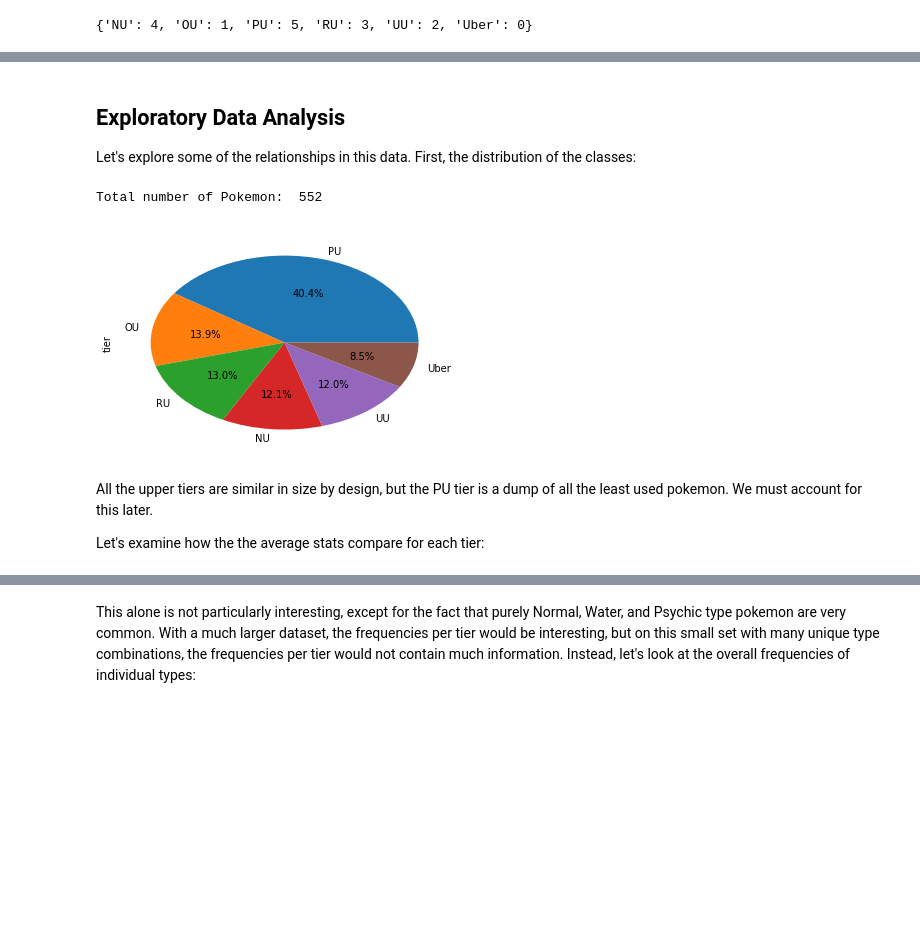
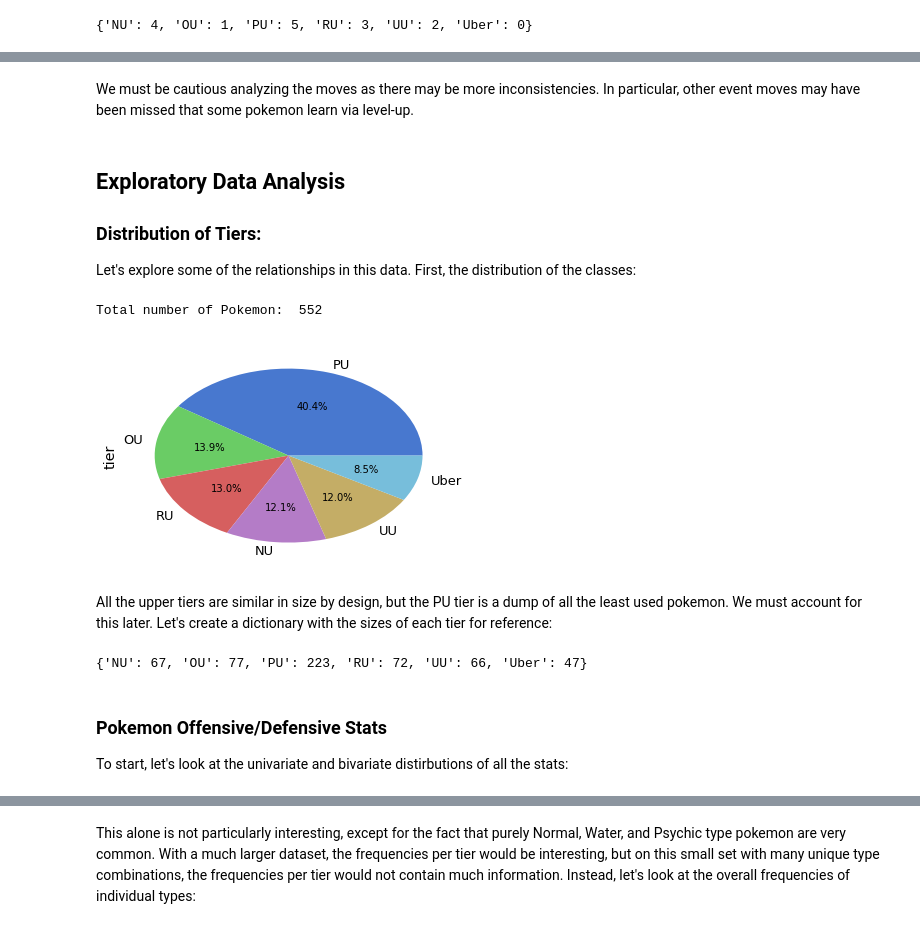
Before and after one commit to n2cholas/pokemon-analysis, a Jupyter notebook: Pokemon-Analysis.ipynb, the cells around one changed output, grey strips where cells are left out. Saved outputs shown, nothing was run; the diff lists cells and outputs as text; code cells hidden in the pictures; blank space fills up the shorter version.

```diff
--- a/Pokemon-Analysis.ipynb
+++ b/Pokemon-Analysis.ipynb
@@ -88,6 +115,6 @@ df[(df.index == 'Landorus-Therian') | (df.index == 'Landorus') | (df.index == 'M
 # %% [markdown]
 A large movepool is considered an asset in competitive pokemon. For many pokemon, a large movepool makes it hard to predict what mvoeset your opponent is running. Let's create another feature describing the number of moves in the movepool
 # %%
-df['num_moves'] = df.apply(lambda x: len(eval(x.moves)), axis=1)
+df['num_moves'] = df.apply(lambda x: len(x.moves), axis=1)
 df.sample()
 # %% [output]
@@ -116,0 +159,19 @@ tier_mapping
+# %%
+weird_moves.remove("King's Shield")
+weird_moves.remove("Forest's Curse")
+weird_moves.remove("Land's Wrath")
+weird_moves.remove("Nature's Madness")
+
+df['moves'] = df.apply(
+    lambda x: [move if move not in weird_moves else move.replace("'", "-")
+                  for move in x.moves],
+    axis = 1
+)
+
+removal_check_set = set()
+for ind, row in df.iterrows():
+    for move in row.moves:
+        if "'" in move:
+            removal_check_set.add(move)
+
+removal_check_set
@@ -116,0 +182,2 @@ tier_mapping
+# %%
+df['moves'] = df.apply(lambda x: set(x.moves), axis=1)
@@ -117,14 +192,39 @@ tier_mapping
+# %%
+df.loc['Victini', 'moves'].add('V-create')
+df.loc['Rayquaza', 'moves'].add('V-create') #technically should have Mega Rayquaza as well, but it's in AG
+df.loc['Celebi', 'moves'].add('Hold Back')
+
+for pok in ['Zygarde', 'Zygarde-10%', 'Zygarde-Complete']:
+    df.loc[pok, 'moves'].add('Thousand Arrows')
+    df.loc[pok, 'moves'].add('Thousand Waves')
+    df.loc[pok, 'moves'].add('Core Enforcer')
+
+for pok in ['Celebi', 'Serperior', 'Emboar', 'Samurott']: #'Mareep', 'Beldum', 'Munchlax' are all LC
+    df.loc[pok, 'moves'].add('Hold Back')
+
+mdf = mdf[(mdf.name != 'Happy Hour') & (mdf.name != 'Celebrate') & (mdf.name != 'Hold Hands') & (mdf.name != 'Plasma Fists')]
+# %% [markdown]
+We must be cautious analyzing the moves as there may be more inconsistencies. In particular, other event moves may have been missed that some pokemon learn via level-up.
 # %% [markdown]
-## Exploratory Data Analysis
+## Exploratory Data Analysis <a class="anchor" id="analysis"></a>
+
+### Distribution of Tiers: <a class="anchor" id="tier-distribution"></a>
 
 Let's explore some of the relationships in this data. First, the distribution of the classes:
 # %%
-ax = df.tier.value_counts().plot(kind='pie', autopct='%1.1f%%')
+ax = df.tier.value_counts().plot(kind='pie', autopct='%1.1f%%', colors=sns.color_palette('muted'))
 print('Total number of Pokemon: ', len(df))
 # %% [output]
 Total number of Pokemon:  552
-[figure, old version]
+[figure, new version]
 # %% [markdown]
-All the upper tiers are similar in size by design, but the PU tier is a dump of all the least used pokemon. We must account for this later.
-
-Let's examine how the the average stats compare for each tier:
+All the upper tiers are similar in size by design, but the PU tier is a dump of all the least used pokemon. We must account for this later. Let's create a dictionary with the sizes of each tier for reference:
+# %%
+tier_size = { t:len(df[df.tier == t]) for t in tiers}
+tier_size
+# %% [output]
+{'NU': 67, 'OU': 77, 'PU': 223, 'RU': 72, 'UU': 66, 'Uber': 47}
+# %% [markdown]
+### Pokemon Offensive/Defensive Stats <a class="anchor" id="poke-stats"></a>
+
+To start, let's look at the univariate and bivariate distirbutions of all the stats:
```
Also changed, not shown: parts of 42 cells of this notebook.
